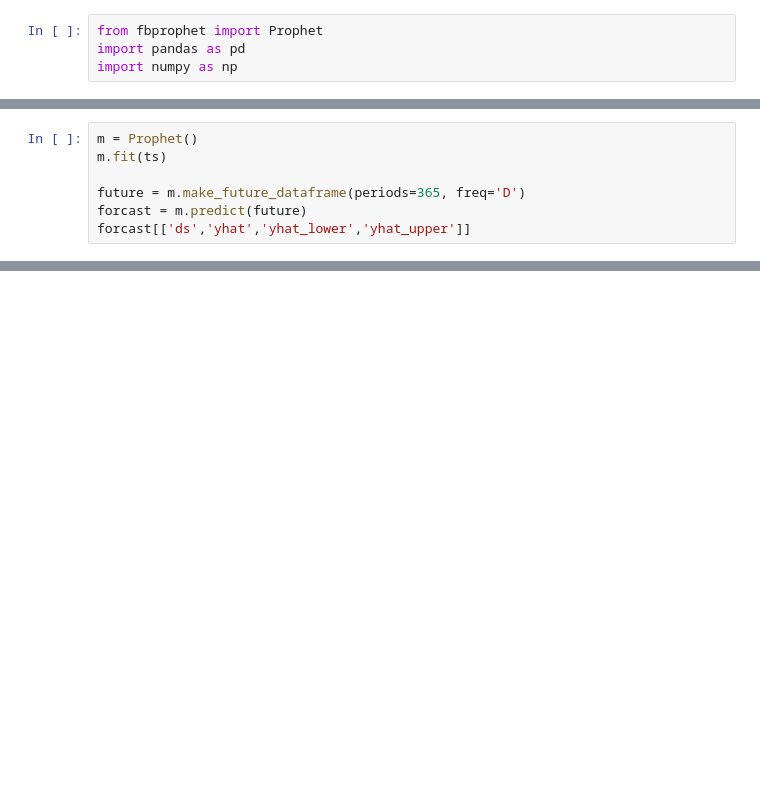
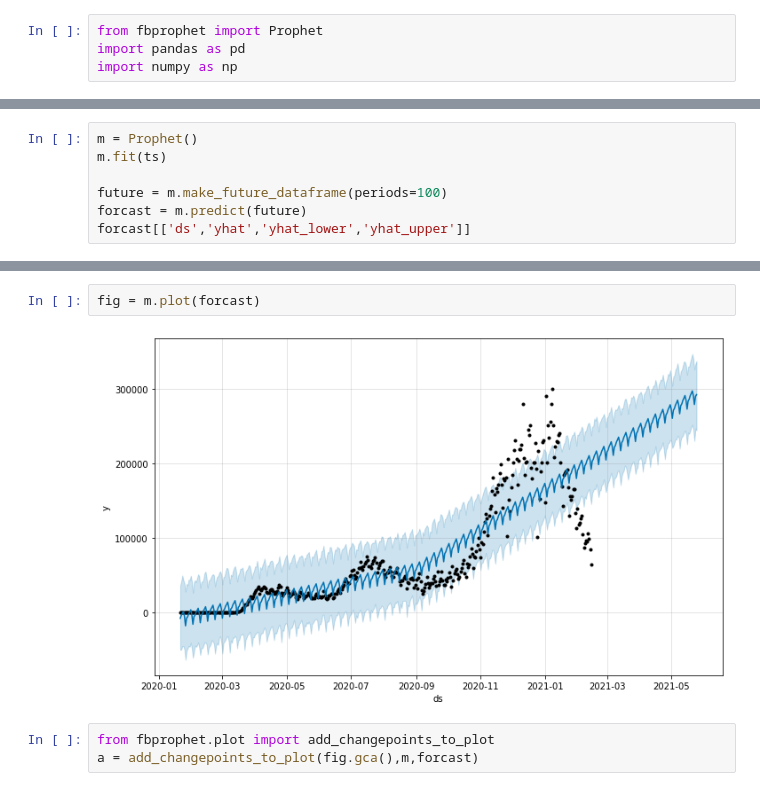
Before and after one commit to mitkrieg/covid-timeseries, a Jupyter notebook: covid_timeseries.ipynb, the cells around one changed output, grey strips where cells are left out. Cells and saved outputs as stored; diff of their text form; blank space fills up the shorter version.

Commit message:
playing around with changepoints

```diff
--- a/covid_timeseries.ipynb
+++ b/covid_timeseries.ipynb
@@ -26,7 +32,7 @@ ts.head()
 m = Prophet()
 m.fit(ts)
 
-future = m.make_future_dataframe(periods=365, freq='D')
+future = m.make_future_dataframe(periods=100)
 forcast = m.predict(future)
 forcast[['ds','yhat','yhat_lower','yhat_upper']]
 # %% [output]
@@ -34,0 +54,7 @@ INFO:fbprophet:Disabling daily seasonality. Run prophet with daily_seasonality=T
+# %%
+fig = m.plot(forcast)
+# %% [output]
+[figure, added]
+# %%
+from fbprophet.plot import add_changepoints_to_plot
+a = add_changepoints_to_plot(fig.gca(),m,forcast)
```
Also changed, not shown: parts of 6 cells of this notebook.
